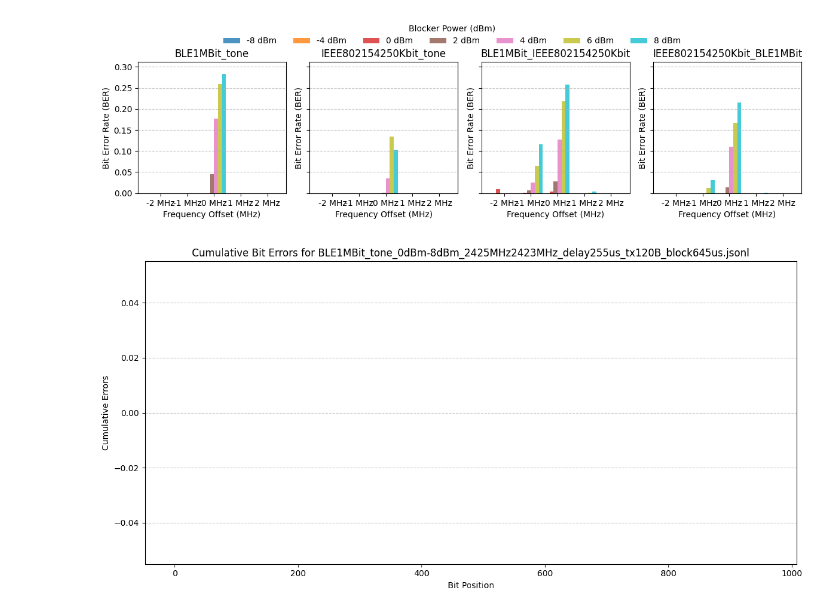
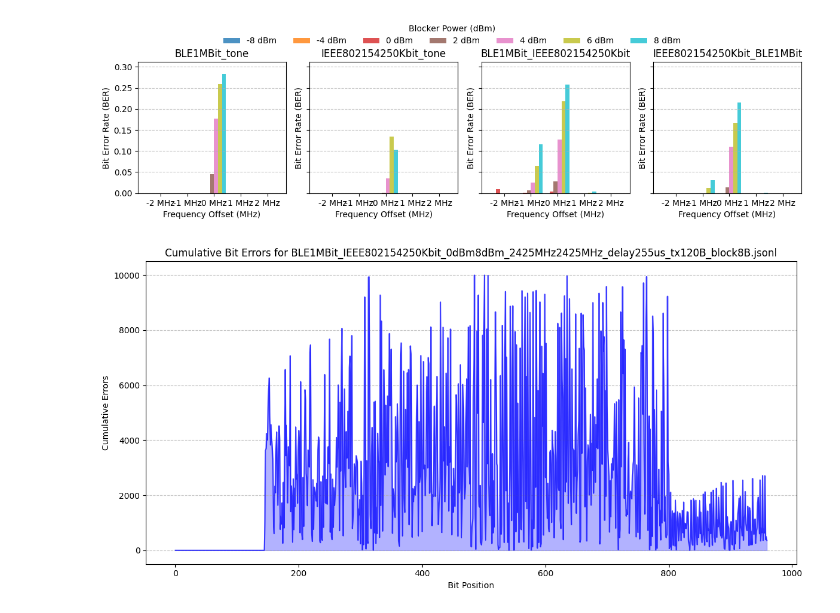
Before and after one commit to Zimrahin/DotBot-firmware, a Jupyter notebook: a_python/plot_ratio_wrong_bits.ipynb, the cells around one changed output. Drawn from its saved outputs; the diff is of its cells as text; code cells hidden in the pictures.

Commit message:
plot bit error distribution for one configuration

```diff
--- a/a_python/plot_ratio_wrong_bits.ipynb
+++ b/a_python/plot_ratio_wrong_bits.ipynb
@@ -255,20 +255,22 @@ plot_grouped_ber_with_subplots(files_dict)
 # %%
 # Function to plot cumulative bit errors for a specific file
 def plot_cumulative_bit_errors(file):
     cumulative_errors = file["bit_error_distribution_cumulative"]
     bit_positions = range(len(cumulative_errors))
 
     plt.figure(figsize=(12, 6))
-    plt.bar(bit_positions, cumulative_errors, color="blue", alpha=0.7)
+    plt.plot(bit_positions, cumulative_errors, color="blue", alpha=0.7, label="Cumulative Errors")
+    plt.fill_between(bit_positions, cumulative_errors, color="blue", alpha=0.3)  # Fill the area under the curve
     plt.title(f"Cumulative Bit Errors for {file['filename']}")
     plt.xlabel("Bit Position")
     plt.ylabel("Cumulative Errors")
     plt.grid(axis="y", linestyle="--", alpha=0.7)
     plt.tight_layout()
     plt.show()
 
+
 # Example: Plot for the first file in a group
-example_file = files_dict["BLE1MBit_tone"][0]
+example_file = files_dict["BLE1MBit_IEEE802154250Kbit"][20]
 plot_cumulative_bit_errors(example_file)
 # %% [output]
-[figure, old version]
+[figure, new version]
```
